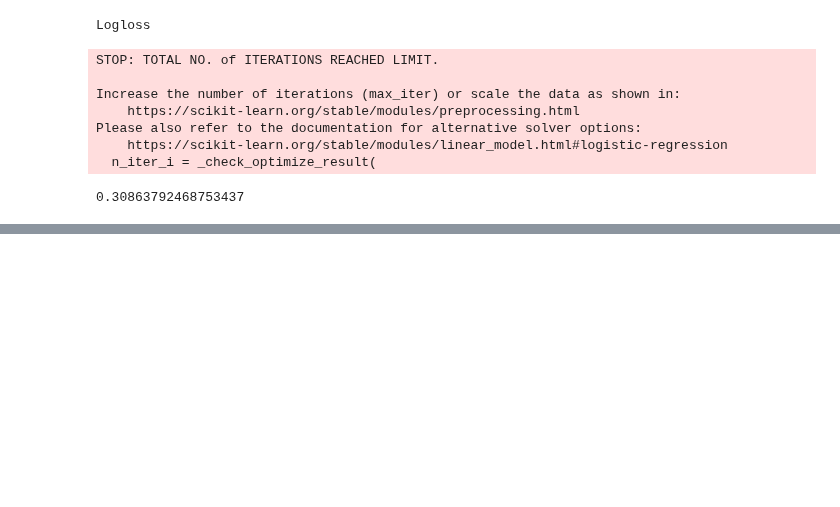
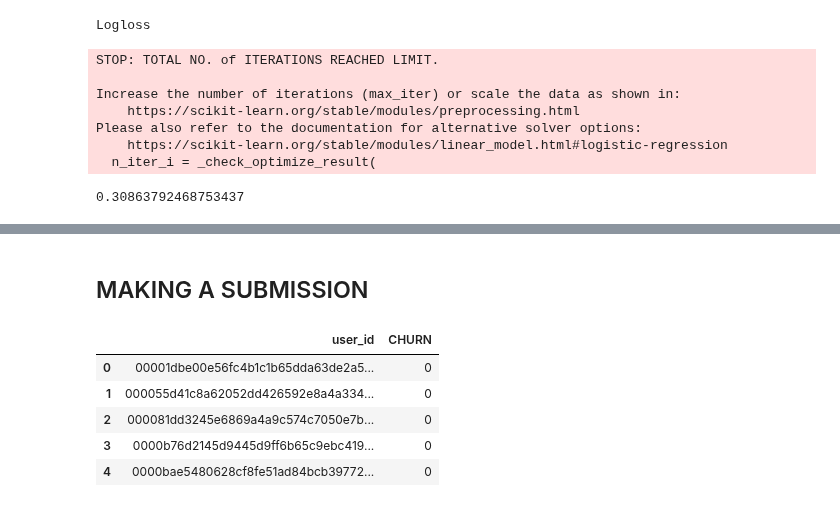
Before and after one commit to Kwabena-Kobiri/Expresso-prediction, a Jupyter notebook: Expresso_Churn_Prediction_With_Tensorflow.ipynb, the cells around one changed output, grey strips where cells are left out. Drawn from its saved outputs; the diff is of its cells as text; code cells hidden in the pictures; blank space fills up the shorter version.

Commit message:
Made a submission on the Zindi Africa platform. I'm sure to get a better score than the winning solution

```diff
--- a/Expresso_Churn_Prediction_With_Tensorflow.ipynb
+++ b/Expresso_Churn_Prediction_With_Tensorflow.ipynb
@@ -630,0 +661,13 @@ Please also refer to the documentation for alternative solver options:
+# %% [markdown]
+## MAKING A SUBMISSION
+# %%
+Submission = pd.read_csv('SampleSubmission.csv')
+# %%
+Submission.head()
+# %% [output]
+|  | user_id | CHURN |
+| 0 | 00001dbe00e56fc4b1c1b65dda63de2a5... | 0 |
+| 1 | 000055d41c8a62052dd426592e8a4a334... | 0 |
+| 2 | 000081dd3245e6869a4a9c574c7050e7b... | 0 |
+| 3 | 0000b76d2145d9445d9ff6b65c9ebc419... | 0 |
+| 4 | 0000bae5480628cf8fe51ad84bcb39772... | 0 |
```
Also changed, not shown: parts of 7 cells of this notebook.
